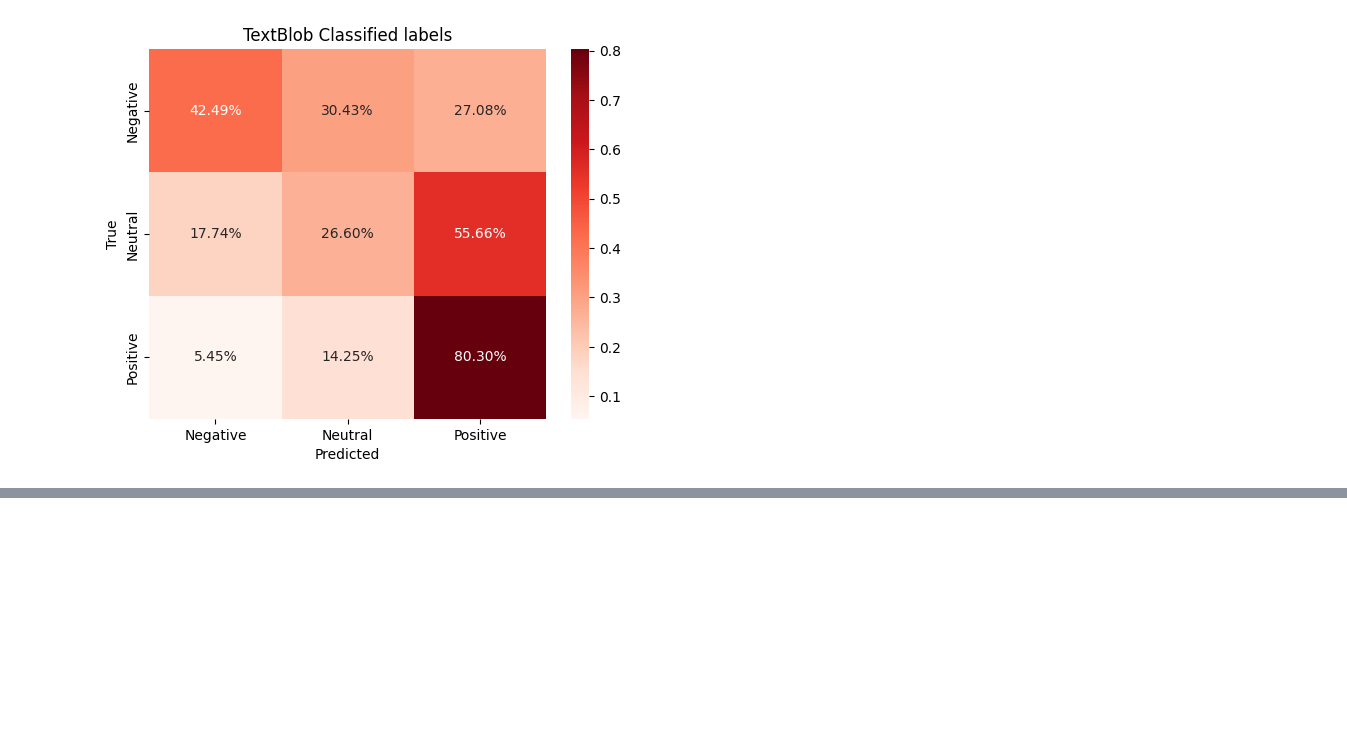
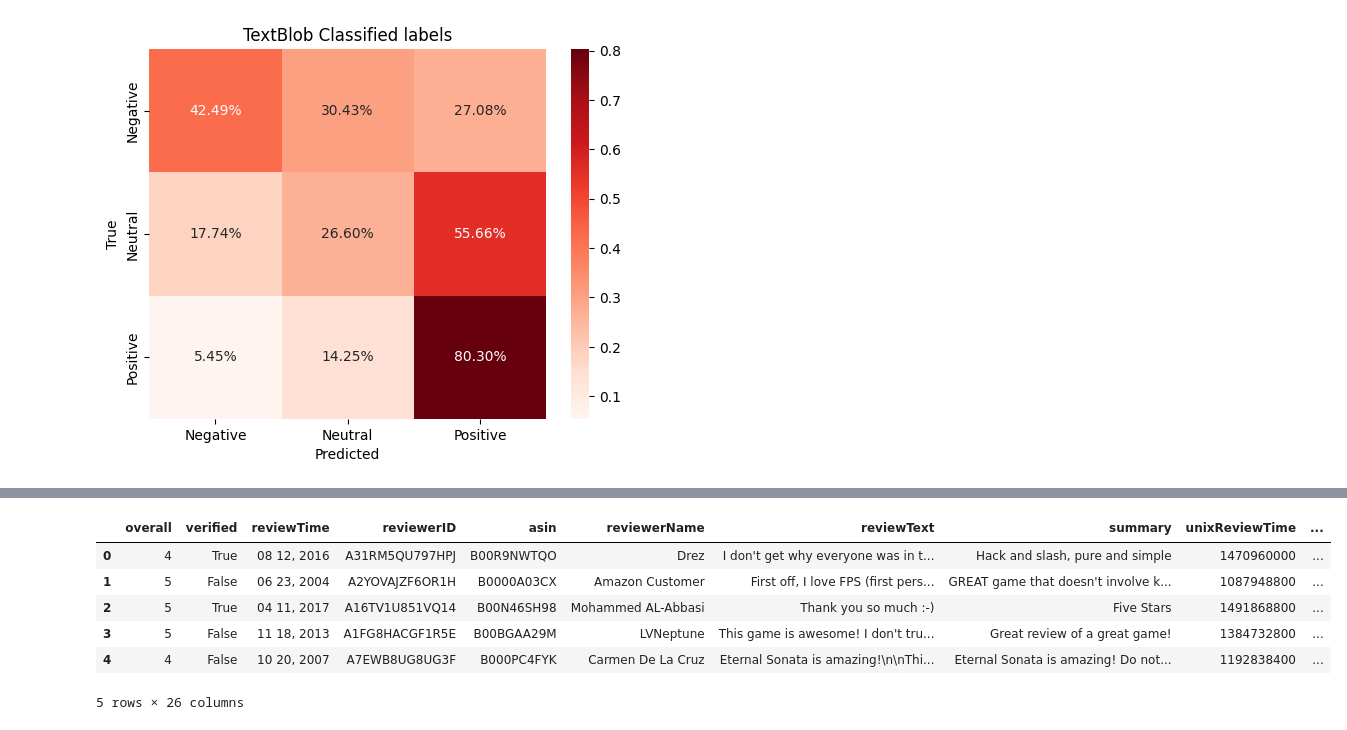
Before and after one commit to emreyurderiportfolio/Portfolio, a Jupyter notebook: Amazon_Reviews_Sentiment_Analysis/Sentiment_Analysis.ipynb, the cells around one changed output, grey strips where cells are left out. Cells and saved outputs as stored; diff of their text form; code cells hidden in the pictures; blank space fills up the shorter version.

```diff
--- a/Amazon_Reviews_Sentiment_Analysis/Sentiment_Analysis.ipynb
+++ b/Amazon_Reviews_Sentiment_Analysis/Sentiment_Analysis.ipynb
@@ -697,0 +746,10 @@ plt.show()
+# %%
+data_sample.head()
+# %% [output]
+|  | overall | verified | reviewTime | reviewerID | asin | reviewerName | reviewText | summary | unixReviewTime | ... |
+| 0 | 4 | True | 08 12, 2016 | A31RM5QU797HPJ | B00R9NWTQO | Drez | I don't get why everyone was in t... | Hack and slash, pure and simple | 1470960000 | ... |
+| 1 | 5 | False | 06 23, 2004 | A2YOVAJZF6OR1H | B0000A03CX | Amazon Customer | First off, I love FPS (first pers... | GREAT game that doesn't involve k... | 1087948800 | ... |
+| 2 | 5 | True | 04 11, 2017 | A16TV1U851VQ14 | B00N46SH98 | Mohammed AL-Abbasi | Thank you so much :-) | Five Stars | 1491868800 | ... |
+| 3 | 5 | False | 11 18, 2013 | A1FG8HACGF1R5E | B00BGAA29M | LVNeptune | This game is awesome! I don't tru... | Great review of a great game! | 1384732800 | ... |
+| 4 | 4 | False | 10 20, 2007 | A7EWB8UG8UG3F | B000PC4FYK | Carmen De La Cruz | Eternal Sonata is amazing!\n\nThi... | Eternal Sonata is amazing! Do not... | 1192838400 | ... |
+5 rows × 26 columns
```
Also changed, not shown: parts of 22 cells of this notebook.
